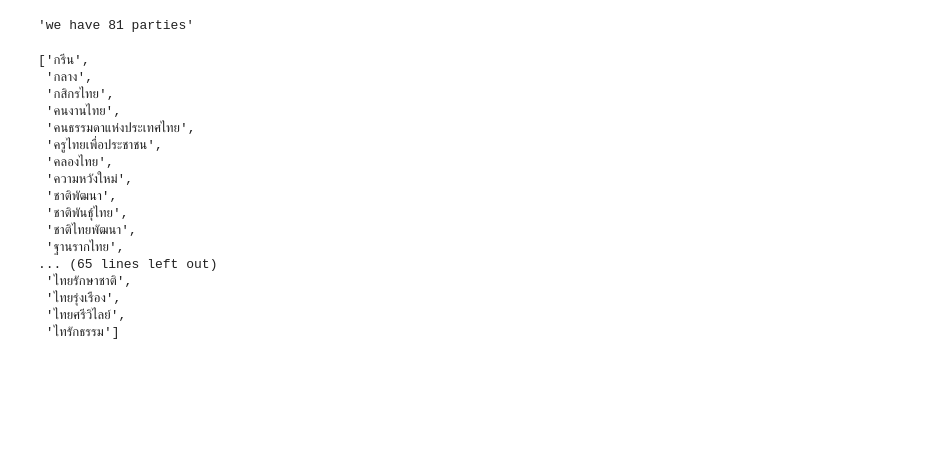
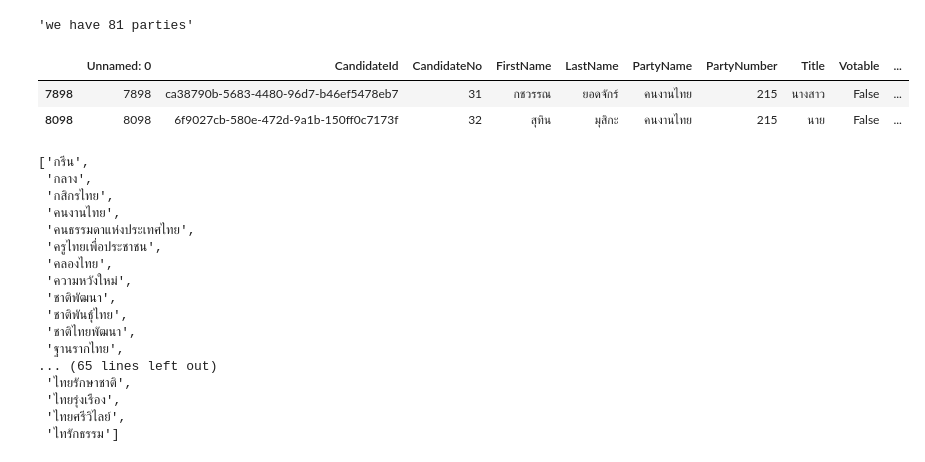
Before and after one commit to electinth/dataset-election-62-candidates, a Jupyter notebook: notebooks/dev.ipynb, the cells around one changed output. Cells and saved outputs as stored; diff of their text form; code cells hidden in the pictures; blank space fills up the shorter version.

```diff
--- a/dev.ipynb
+++ b/notebooks/dev.ipynb
@@ -477,6 +461,12 @@ all_parties = sorted(set(df_candidates.PartyName.values))
 'we have %d parties' % len(all_parties)
 # %% [output]
 'we have 81 parties'
+# %%
+df_candidates[df_candidates.PartyName == 'คนงานไทย']
+# %% [output]
+|  | Unnamed: 0 | CandidateId | CandidateNo | FirstName | LastName | PartyName | PartyNumber | Title | Votable | ... |
+| 7898 | 7898 | ca38790b-5683-4480-96d7-b46ef5478eb7 | 31 | กชวรรณ | ยอดจักร์ | คนงานไทย | 215 | นางสาว | False | ... |
+| 8098 | 8098 | 6f9027cb-580e-472d-9a1b-150ff0c7173f | 32 | สุทิน | มุสิกะ | คนงานไทย | 215 | นาย | False | ... |
 # %%
 all_parties
 # %% [output]
```
Also changed, not shown: parts of 16 cells of this notebook.
